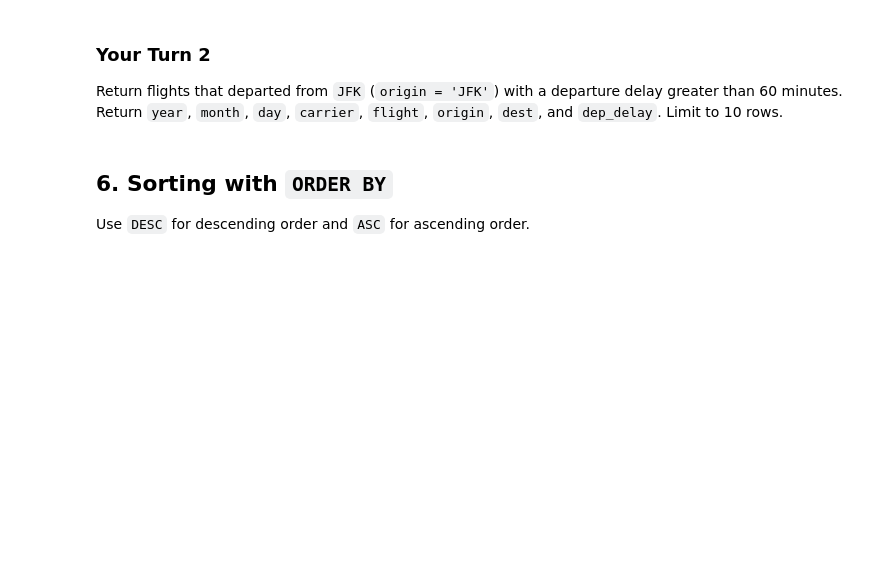
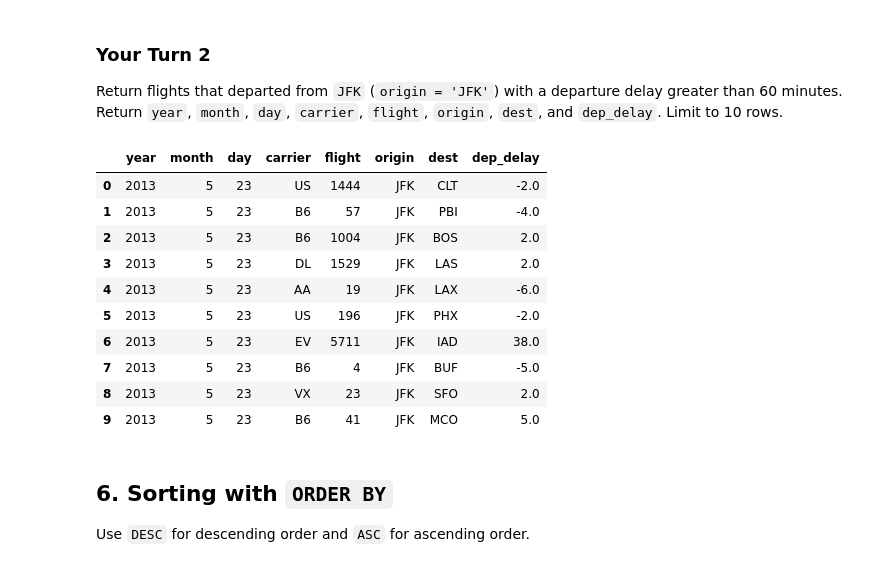
Before and after one commit to oggg19/-ban6003-week-09-10-sql-calebogier, a Jupyter notebook: notebooks/module9_neon_sql_fundamentals_guided_lab.ipynb, the cells around one changed output. Drawn from its saved outputs; the diff is of its cells as text; code cells hidden in the pictures; blank space fills up the shorter version.

```diff
--- a/notebooks/module9_neon_sql_fundamentals_guided_lab.ipynb
+++ b/notebooks/module9_neon_sql_fundamentals_guided_lab.ipynb
@@ -144,7 +185,9 @@ run_query(query, engine)
 Write a SQL query that returns the first 10 rows from the `airlines` table.
 # %%
 # Your Turn 1
-query = """
+query = """ select * from airlines
+limit 10
+
 
 """
 
@@ -186,12 +277,28 @@ run_query(query, engine)
 
 Return flights that departed from `JFK` (`origin = 'JFK'`) with a departure delay greater than 60 minutes. Return `year`, `month`, `day`, `carrier`, `flight`, `origin`, `dest`, and `dep_delay`. Limit to 10 rows.
 # %%
-# Your Turn 2
 query = """
-
+SELECT year, month, day, carrier, flight, origin, dest, dep_delay
+FROM flights
+WHERE
+ dep_delay <= 60
+ and origin = 'JFK'
+LIMIT 10;
 """
 
 run_query(query, engine)
+# %% [output]
+|  | year | month | day | carrier | flight | origin | dest | dep_delay |
+| 0 | 2013 | 5 | 23 | US | 1444 | JFK | CLT | -2.0 |
+| 1 | 2013 | 5 | 23 | B6 | 57 | JFK | PBI | -4.0 |
+| 2 | 2013 | 5 | 23 | B6 | 1004 | JFK | BOS | 2.0 |
+| 3 | 2013 | 5 | 23 | DL | 1529 | JFK | LAS | 2.0 |
+| 4 | 2013 | 5 | 23 | AA | 19 | JFK | LAX | -6.0 |
+| 5 | 2013 | 5 | 23 | US | 196 | JFK | PHX | -2.0 |
+| 6 | 2013 | 5 | 23 | EV | 5711 | JFK | IAD | 38.0 |
+| 7 | 2013 | 5 | 23 | B6 | 4 | JFK | BUF | -5.0 |
+| 8 | 2013 | 5 | 23 | VX | 23 | JFK | SFO | 2.0 |
+| 9 | 2013 | 5 | 23 | B6 | 41 | JFK | MCO | 5.0 |
 # %% [markdown]
 ## 6. Sorting with `ORDER BY`
 
```
Also changed, not shown: parts of 36 cells of this notebook, 2 other files.
